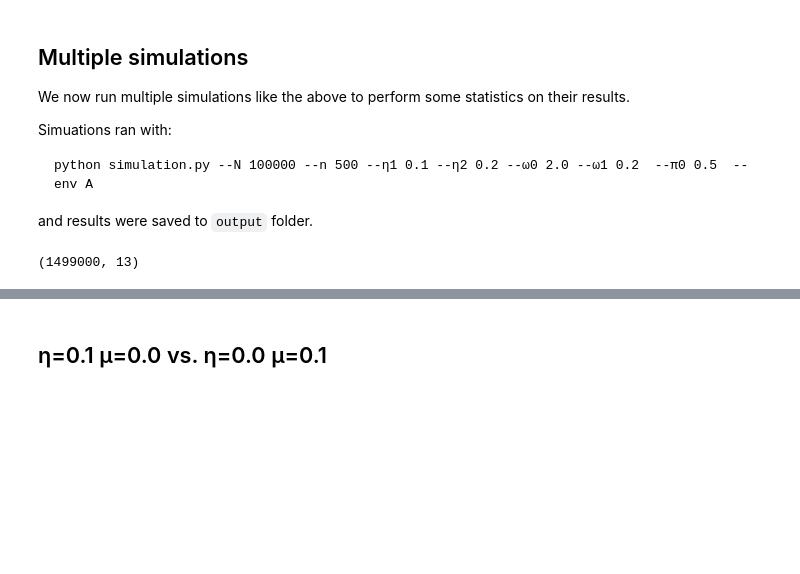
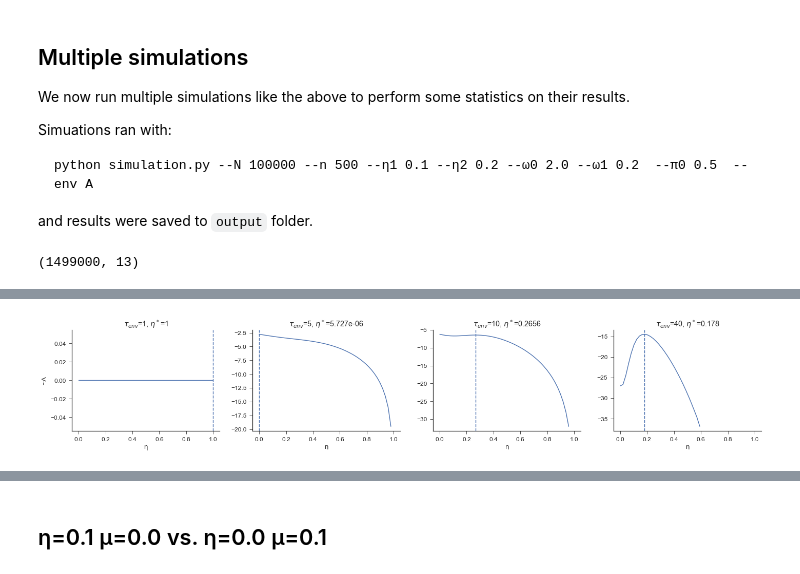
Before and after one commit to yoavram/Milpitas, a Jupyter notebook: simulation.ipynb, the cells around one changed output, grey strips where cells are left out. Drawn from its saved outputs; the diff is of its cells as text; code cells hidden in the pictures; blank space fills up the shorter version.

```diff
--- a/simulation.ipynb
+++ b/simulation.ipynb
@@ -218,0 +224,25 @@ KeyError: 'μ'
+# %%
+def target(η, τ):
+    t = np.arange(0, τ - 1)
+    return -(np.log(1 - (1 - η)**t / (1 + (1 - η)**(τ)))).sum()
+# %%
+ηs = np.linspace(0, 1)
+τs = [1, 5, 10, 40]
+fig, axes = plt.subplots(1, len(τs), figsize=(20, 4), sharex=True)
+
+for τ, ax in zip(τs, axes):
+    res = opt.minimize_scalar(target, method="bounded",
+                              bounds=[0, 1], args=(τ,))
+    values = np.array([-target(η, τ) for η in ηs])
+    ax.plot(
+        ηs,
+        values
+    )
+    ax.axvline(res.x, ls='--')
+    ax.set_title(r'$\tau_{env}$'+'={}, '.format(τ) + r'$\eta^*$' + '={:.4g}'.format(res.x))
+    ax.set_xlabel('η')
+axes[0].set_ylabel('~$\Lambda$')
+fig.tight_layout()
+sns.despine()
+# %% [output]
+[figure, added]
```
Also changed, not shown: parts of 12 cells of this notebook.
